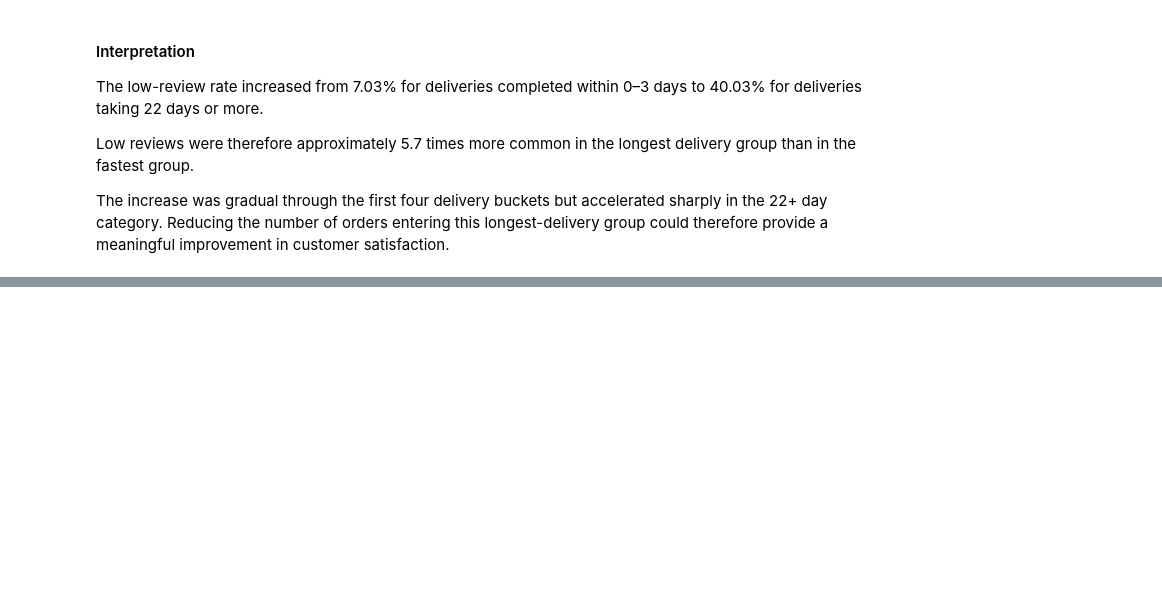
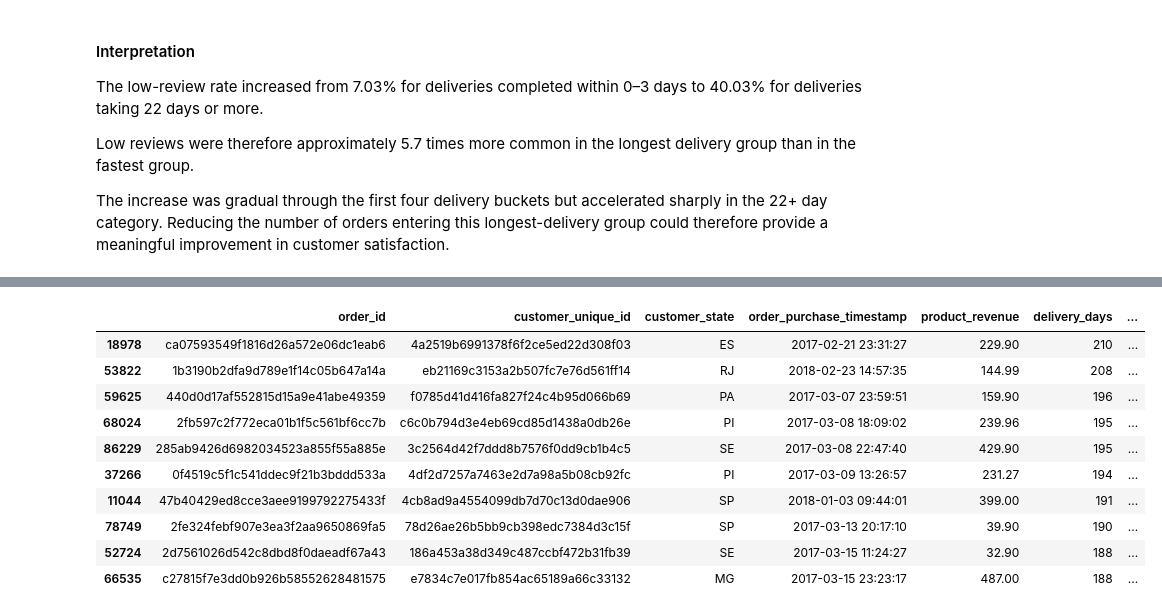
Before and after one commit to Ivana0901/ecommerce-data-analysis, a Jupyter notebook: notebooks/01_ecommerce_analysis.ipynb, the cells around one changed output, grey strips where cells are left out. Cells and saved outputs as stored; diff of their text form; code cells hidden in the pictures; blank space fills up the shorter version.

```diff
--- a/notebooks/01_ecommerce_analysis.ipynb
+++ b/notebooks/01_ecommerce_analysis.ipynb
@@ -3671,0 +4852,33 @@ The increase was gradual through the first four delivery buckets but accelerated
+# %%
+extreme_delivery_orders = (
+    outlier_analysis[
+        [
+            "order_id",
+            "customer_unique_id",
+            "customer_state",
+            "order_purchase_timestamp",
+            "product_revenue",
+            "delivery_days",
+            "avg_review_score",
+            "is_high_value_outlier",
+        ]
+    ]
+    .nlargest(
+        10,
+        "delivery_days",
+    )
+)
+
+extreme_delivery_orders.round(2)
+# %% [output]
+|  | order_id | customer_unique_id | customer_state | order_purchase_timestamp | product_revenue | delivery_days | ... |
+| 18978 | ca07593549f1816d26a572e06dc1eab6 | 4a2519b6991378f6f2ce5ed22d308f03 | ES | 2017-02-21 23:31:27 | 229.90 | 210 | ... |
+| 53822 | 1b3190b2dfa9d789e1f14c05b647a14a | eb21169c3153a2b507fc7e76d561ff14 | RJ | 2018-02-23 14:57:35 | 144.99 | 208 | ... |
+| 59625 | 440d0d17af552815d15a9e41abe49359 | f0785d41d416fa827f24c4b95d066b69 | PA | 2017-03-07 23:59:51 | 159.90 | 196 | ... |
+| 68024 | 2fb597c2f772eca01b1f5c561bf6cc7b | c6c0b794d3e4eb69cd85d1438a0db26e | PI | 2017-03-08 18:09:02 | 239.96 | 195 | ... |
+| 86229 | 285ab9426d6982034523a855f55a885e | 3c2564d42f7ddd8b7576f0dd9cb1b4c5 | SE | 2017-03-08 22:47:40 | 429.90 | 195 | ... |
+| 37266 | 0f4519c5f1c541ddec9f21b3bddd533a | 4df2d7257a7463e2d7a98a5b08cb92fc | PI | 2017-03-09 13:26:57 | 231.27 | 194 | ... |
+| 11044 | 47b40429ed8cce3aee9199792275433f | 4cb8ad9a4554099db7d70c13d0dae906 | SP | 2018-01-03 09:44:01 | 399.00 | 191 | ... |
+| 78749 | 2fe324febf907e3ea3f2aa9650869fa5 | 78d26ae26b5bb9cb398edc7384d3c15f | SP | 2017-03-13 20:17:10 | 39.90 | 190 | ... |
+| 52724 | 2d7561026d542c8dbd8f0daeadf67a43 | 186a453a38d349c487ccbf472b31fb39 | SE | 2017-03-15 11:24:27 | 32.90 | 188 | ... |
+| 66535 | c27815f7e3dd0b926b58552628481575 | e7834c7e017fb854ac65189a66c33132 | MG | 2017-03-15 23:23:17 | 487.00 | 188 | ... |
```
Also changed, not shown: parts of 39 cells of this notebook, 3 other files.
